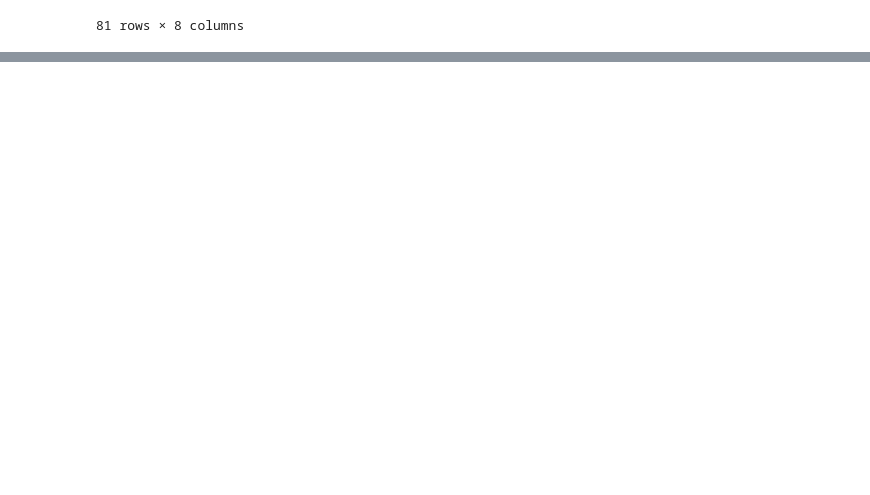
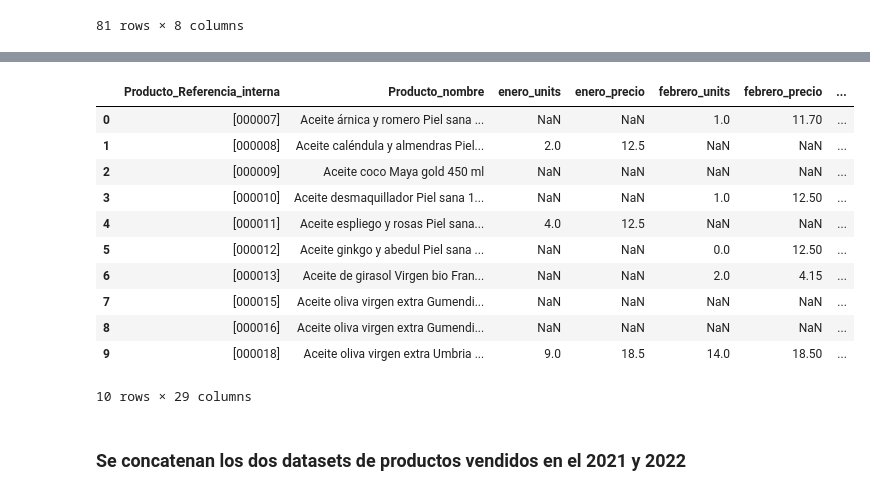
Before and after one commit to Factoria-F5-AI-Bootcamp-1-Edicion/osa_analysis, a Jupyter notebook: EDA.ipynb, the cells around one changed output, grey strips where cells are left out. Cells and saved outputs as stored; diff of their text form; code cells hidden in the pictures; blank space fills up the shorter version.

```diff
--- a/EDA.ipynb
+++ b/EDA.ipynb
@@ -197,0 +326,17 @@ precios_compra_2022[precios_compra_2022['Producto_nombre']=='Yogur desnatado vai
+# %%
+ventas_2021.head(10)
+# %% [output]
+|  | Producto_Referencia_interna | Producto_nombre | enero_units | enero_precio | febrero_units | febrero_precio | ... |
+| 0 | [000007] | Aceite árnica y romero Piel sana ... | NaN | NaN | 1.0 | 11.70 | ... |
+| 1 | [000008] | Aceite caléndula y almendras Piel... | 2.0 | 12.5 | NaN | NaN | ... |
+| 2 | [000009] | Aceite coco Maya gold 450 ml | NaN | NaN | NaN | NaN | ... |
+| 3 | [000010] | Aceite desmaquillador Piel sana 1... | NaN | NaN | 1.0 | 12.50 | ... |
+| 4 | [000011] | Aceite espliego y rosas Piel sana... | 4.0 | 12.5 | NaN | NaN | ... |
+| 5 | [000012] | Aceite ginkgo y abedul Piel sana ... | NaN | NaN | 0.0 | 12.50 | ... |
+| 6 | [000013] | Aceite de girasol Virgen bio Fran... | NaN | NaN | 2.0 | 4.15 | ... |
+| 7 | [000015] | Aceite oliva virgen extra Gumendi... | NaN | NaN | NaN | NaN | ... |
+| 8 | [000016] | Aceite oliva virgen extra Gumendi... | NaN | NaN | NaN | NaN | ... |
+| 9 | [000018] | Aceite oliva virgen extra Umbria ... | 9.0 | 18.5 | 14.0 | 18.50 | ... |
+10 rows × 29 columns
+# %% [markdown]
+### Se concatenan los dos datasets de productos vendidos en el 2021 y 2022
```
Also changed, not shown: parts of 15 cells of this notebook.
